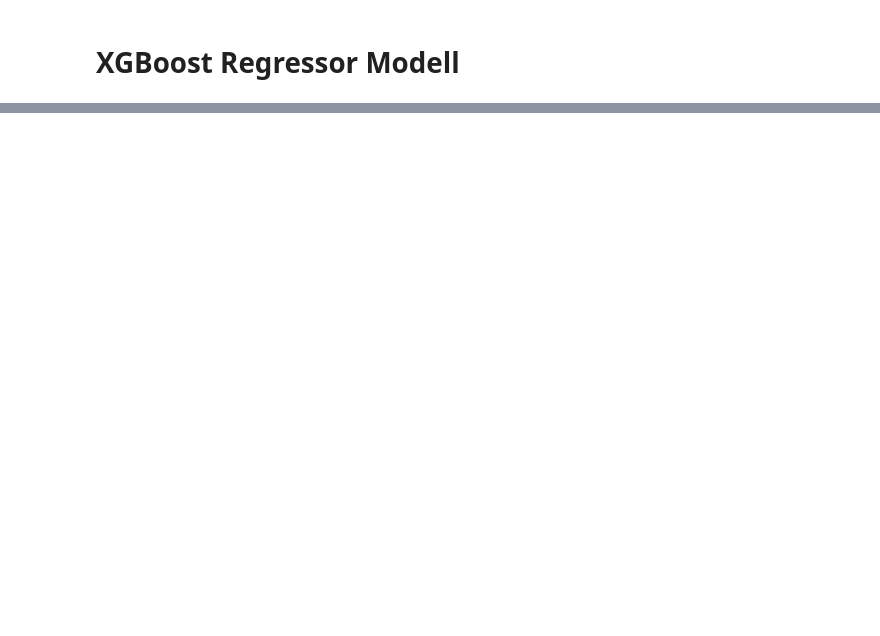
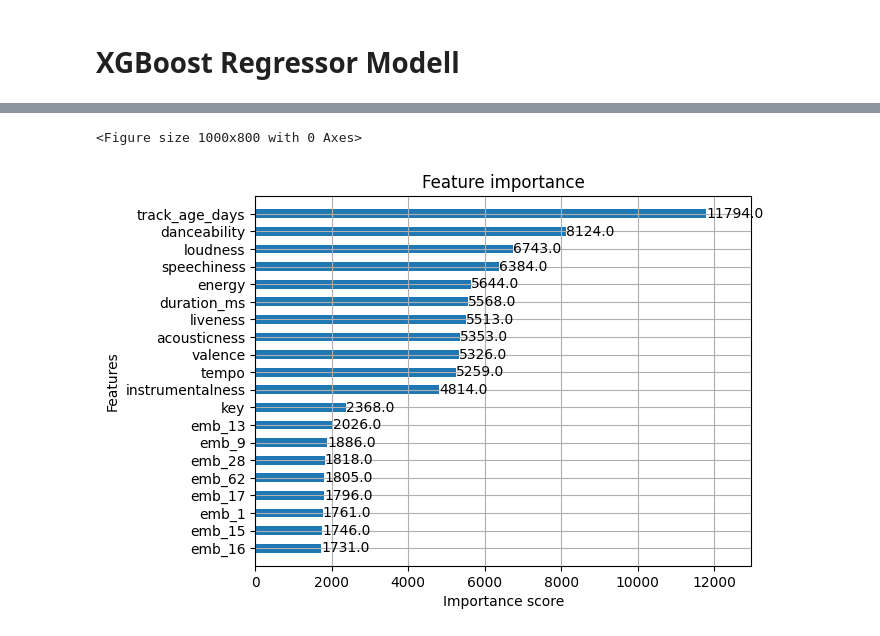
Before and after one commit to Chr1s28/DSG_DS_Project, a Jupyter notebook: site/3_modellierungsbericht.ipynb, the cells around one changed output, grey strips where cells are left out. Drawn from its saved outputs; the diff is of its cells as text; code cells hidden in the pictures; blank space fills up the shorter version.

```diff
--- a/site/3_modellierungsbericht.ipynb
+++ b/site/3_modellierungsbericht.ipynb
@@ -31,0 +264,21 @@ format:
+# %%
+df_ml = pd.read_parquet(Path("../data/spotify_genius_embeddings_v3.parquet"))
+df_ml = df_ml.drop(
+    columns=["id", "name", "album", "album_id", "artists", "artist_ids", "track_number", "disc_number", "year", "lyrics"]
+)
+
+# Expand embedding column into separate columns
+emb_df = pd.DataFrame(df_ml["embedding"].tolist(), index=df_ml.index)
+# Only add first 64 dimensions
+emb_df = emb_df.iloc[:, :64]
+emb_df.columns = [f"emb_{i}" for i in range(emb_df.shape[1])]
+
+df_ml = pd.concat([df_ml.drop(columns=["embedding"]), emb_df], axis=1)
+
+X = df_ml.drop(columns=["popularity"])
+y = df_ml["popularity"]
+
+X_train, X_test, y_train, y_test = train_test_split(X, y, test_size=0.2, random_state=67)
+
+print(f"Training Data Shape: {X_train.shape}")
+print(f"Testing Data Shape: {X_test.shape}")
@@ -31,0 +288,3 @@ format:
+# %%
+xgb_model = XGBRegressor(n_estimators=3000, learning_rate=0.1, random_state=67, n_jobs=-1)
+xgb_model.fit(X_train, y_train)
@@ -35,0 +324,7 @@ format:
+# %%
+plt.figure(figsize=(10, 8))
+plot_importance(xgb_model, max_num_features=20, height=0.5)
+plt.show()
+# %% [output]
+<Figure size 1000x800 with 0 Axes>
+[figure, added]
```
Also changed, not shown: parts of 32 cells of this notebook, 1 other file.
